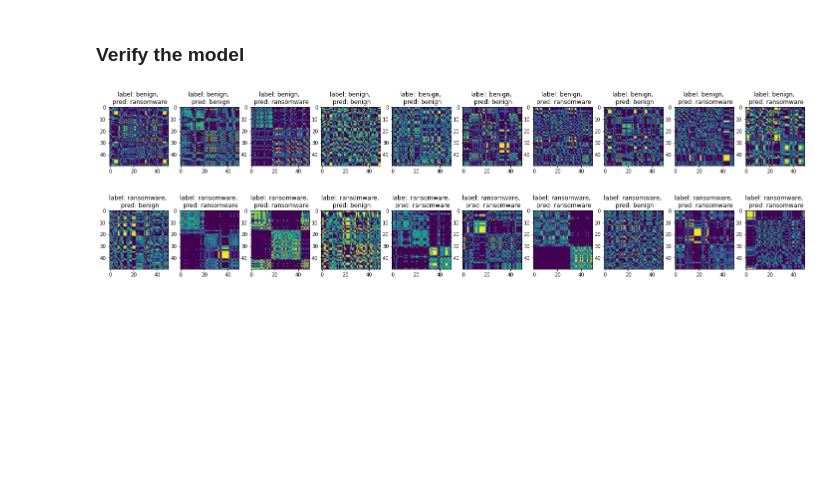
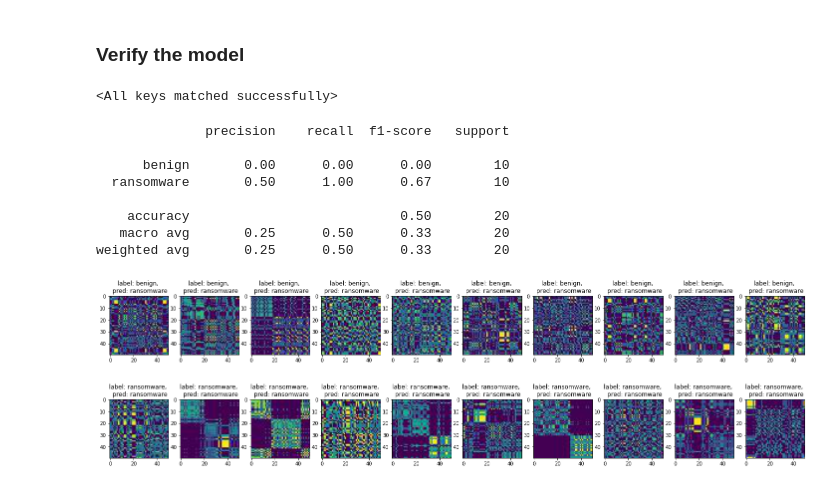
Before and after one commit to olihofmann/cas-aml, a Jupyter notebook: crypto-ransomware-detection/create-bi-cnn-model.ipynb, the cells around one changed output. Saved outputs shown, nothing was run; the diff lists cells and outputs as text; code cells hidden in the pictures; blank space fills up the shorter version.

Commit message:
Add classification report and model checkpoint

```diff
--- a/crypto-ransomware-detection/create-bi-cnn-model.ipynb
+++ b/crypto-ransomware-detection/create-bi-cnn-model.ipynb
@@ -419,8 +468,23 @@ Reusing TensorBoard on port 6011 (pid 11268), started 1 day, 11:53:18 ago. (Use
 [interactive output not drawn]
 # %% [markdown]
 ### Verify the model
+# %%
+validation_model_mtf = BaselineNetwork(number_of_classes=len(mtf_idx_to_class), image_size=50)
+checkpoint_mtf = torch.load("checkpoints/BI-MTF/best-checkpoint.ckpt")
+
+validation_model_mtf.load_state_dict(checkpoint["state_dict"])
+# %% [output]
+<All keys matched successfully>
 # %%
 test_mtf_dataloader = DataLoader(test_mtf_dataset, batch_size=1, num_workers=0)
-eval_model(test_mtf_dataloader, mtf_idx_to_class, mtf_model)
+eval_model(test_mtf_dataloader, mtf_idx_to_class, validation_model_mtf)
 # %% [output]
+              precision    recall  f1-score   support
+
+      benign       0.00      0.00      0.00        10
+  ransomware       0.50      1.00      0.67        10
+
+    accuracy                           0.50        20
+   macro avg       0.25      0.50      0.33        20
+weighted avg       0.25      0.50      0.33        20
-[figure, old version]
+[figure, new version]
```
Also changed, not shown: parts of 7 cells of this notebook.
